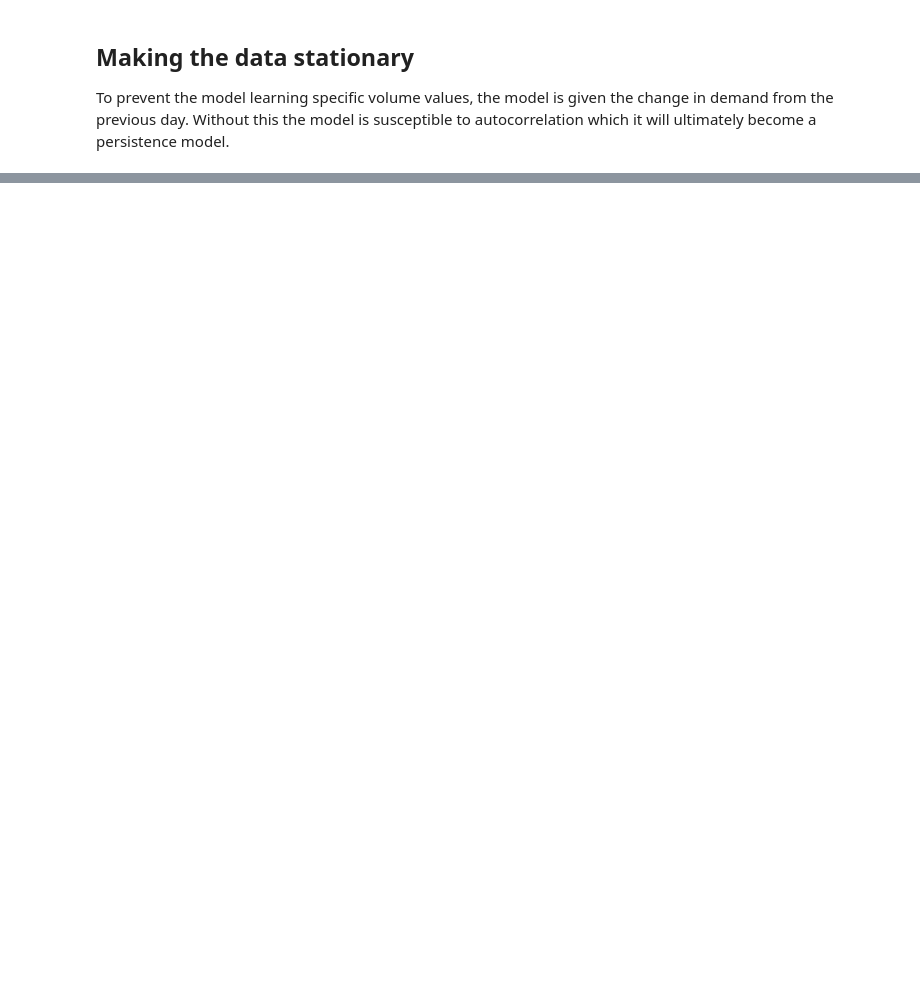
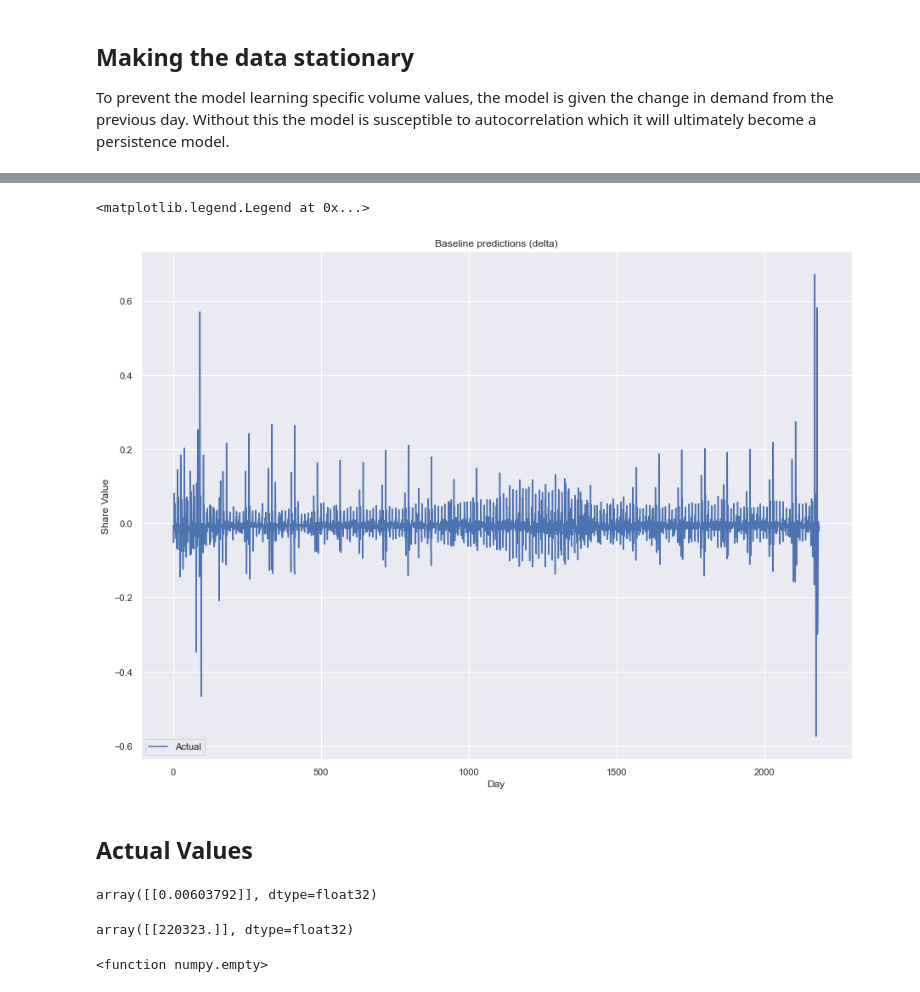
Before and after one commit to liamhbyrne/HackAI, a Jupyter notebook: data_overview/overview.ipynb, the cells around one changed output, grey strips where cells are left out. Saved outputs shown, nothing was run; the diff lists cells and outputs as text; code cells hidden in the pictures; blank space fills up the shorter version.

```diff
--- a/data_overview/overview.ipynb
+++ b/data_overview/overview.ipynb
@@ -116,0 +227,19 @@ model.summary()
+# %%
+plt.figure(figsize=(15,11))
+plt.title("Baseline predictions (delta)")
+#plt.plot(model.predict(X_test), label="Predicted")
+plt.plot(test[lookback_length:], label="Actual")
+plt.ylabel('Share Value')
+plt.xlabel('Day')
+plt.legend(loc="lower left")
+# %% [output]
+<matplotlib.legend.Legend at 0x...>
+[figure, added]
+# %% [markdown]
+## Actual Values
+# %%
+seed_value = test_set['volume'].iloc[20]
+seed_deltas = X_test[0]
+model.predict(seed_deltas[None, ...])
+# %% [output]
+array([[0.00603792]], dtype=float32)
@@ -116,0 +257,8 @@ model.summary()
+# %%
+predictNext(seed_value, seed_deltas, 10)
+# %% [output]
+array([[220323.]], dtype=float32)
+# %%
+predictions
+# %% [output]
+<function numpy.empty>
```
Also changed, not shown: parts of 19 cells of this notebook, 8 other files.
